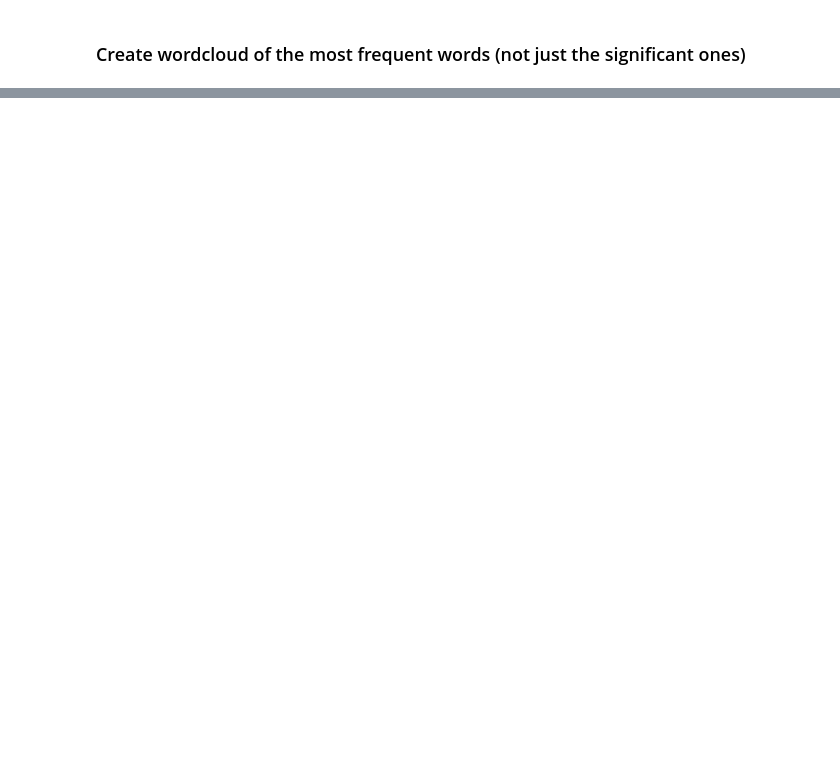
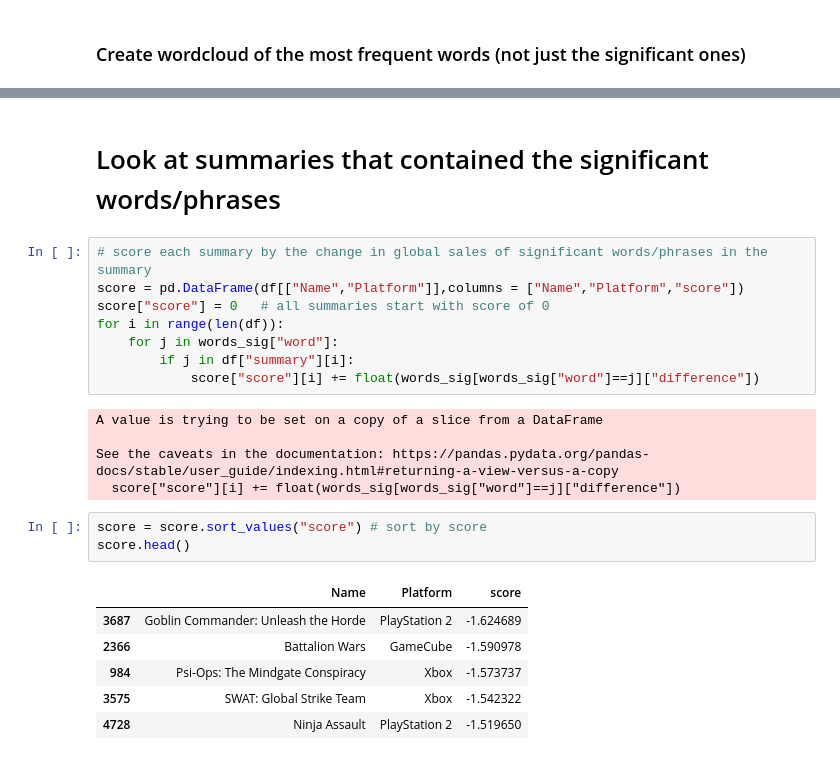
Before and after one commit to grainneroneill/video_game_analysis, a Jupyter notebook: Analyses.ipynb, the cells around one changed output, grey strips where cells are left out. Drawn from its saved outputs; the diff is of its cells as text; blank space fills up the shorter version.

```diff
--- a/Analyses.ipynb
+++ b/Analyses.ipynb
@@ -174,0 +217,25 @@ plt.show()
+# %% [markdown]
+# Look at summaries that contained the significant words/phrases
+# %%
+# score each summary by the change in global sales of significant words/phrases in the summary
+score = pd.DataFrame(df[["Name","Platform"]],columns = ["Name","Platform","score"])
+score["score"] = 0   # all summaries start with score of 0
+for i in range(len(df)):
+    for j in words_sig["word"]:
+        if j in df["summary"][i]:
+            score["score"][i] += float(words_sig[words_sig["word"]==j]["difference"])
+# %% [output]
+A value is trying to be set on a copy of a slice from a DataFrame
+
+See the caveats in the documentation: https://pandas.pydata.org/pandas-docs/stable/user_guide/indexing.html#returning-a-view-versus-a-copy
+  score["score"][i] += float(words_sig[words_sig["word"]==j]["difference"])
+# %%
+score = score.sort_values("score") # sort by score
+score.head()
+# %% [output]
+|  | Name | Platform | score |
+| 3687 | Goblin Commander: Unleash the Horde | PlayStation 2 | -1.624689 |
+| 2366 | Battalion Wars | GameCube | -1.590978 |
+| 984 | Psi-Ops: The Mindgate Conspiracy | Xbox | -1.573737 |
+| 3575 | SWAT: Global Strike Team | Xbox | -1.542322 |
+| 4728 | Ninja Assault | PlayStation 2 | -1.519650 |
```
Also changed, not shown: parts of 21 cells of this notebook.
